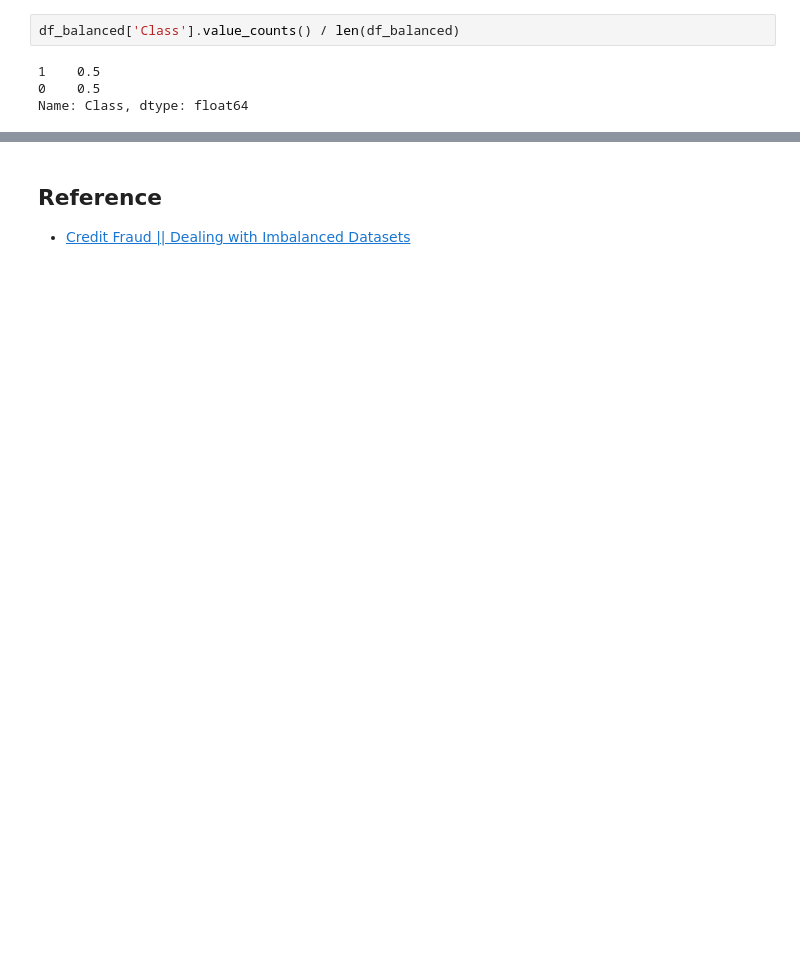
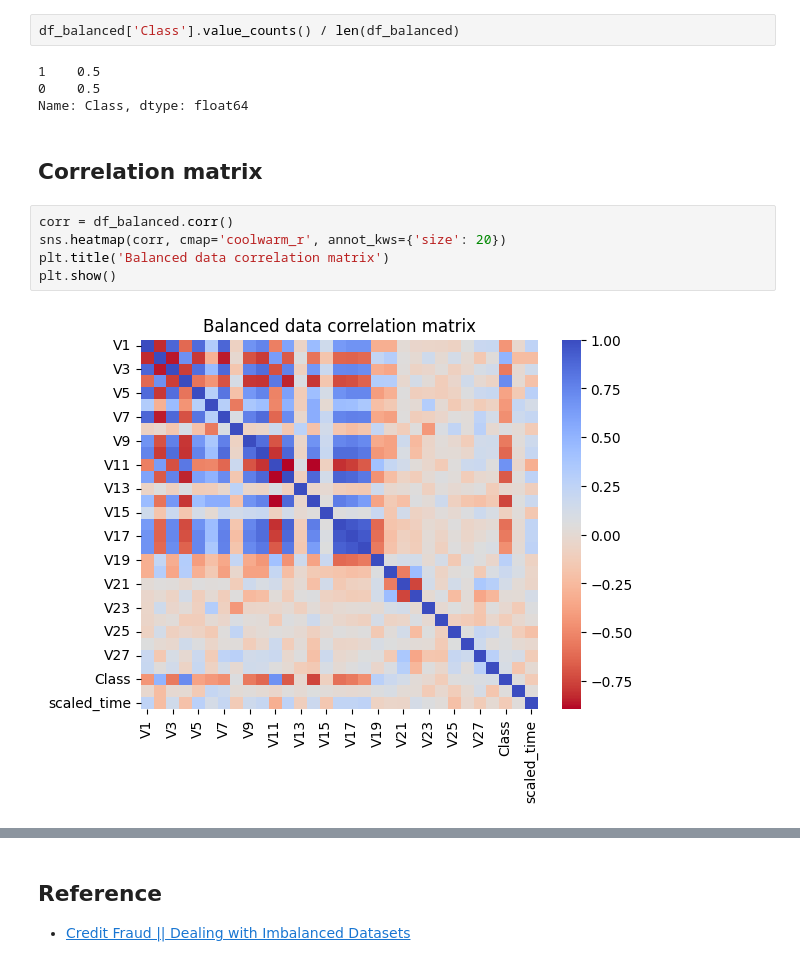
Before and after one commit to yukikitayama/machine-learning, a Jupyter notebook: imbalance-binary-classification/credit_card_fraud_detection.ipynb, the cells around one changed output, grey strips where cells are left out. Drawn from its saved outputs; the diff is of its cells as text; blank space fills up the shorter version.

```diff
--- a/imbalance-binary-classification/credit_card_fraud_detection.ipynb
+++ b/imbalance-binary-classification/credit_card_fraud_detection.ipynb
@@ -160,3 +169,12 @@ df_balanced['Class'].value_counts() / len(df_balanced)
 1    0.5
 0    0.5
 Name: Class, dtype: float64
+# %% [markdown]
+## Correlation matrix
+# %%
+corr = df_balanced.corr()
+sns.heatmap(corr, cmap='coolwarm_r', annot_kws={'size': 20})
+plt.title('Balanced data correlation matrix')
+plt.show()
+# %% [output]
+[figure, added]
```
Also changed, not shown: parts of 27 cells of this notebook, 1 other file.
